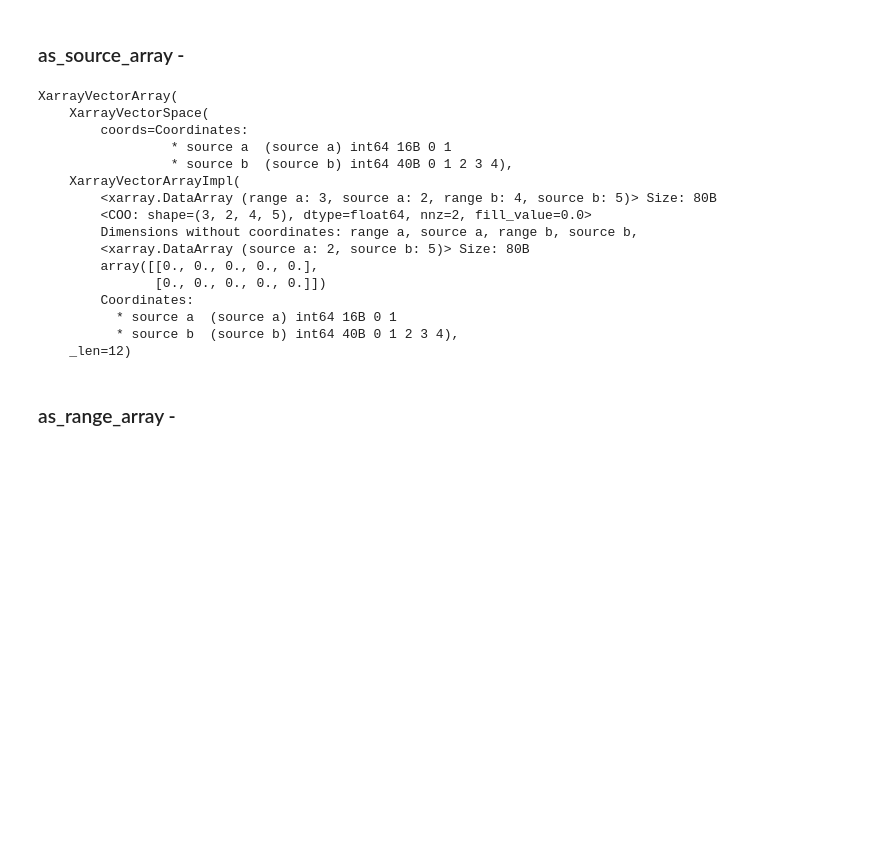
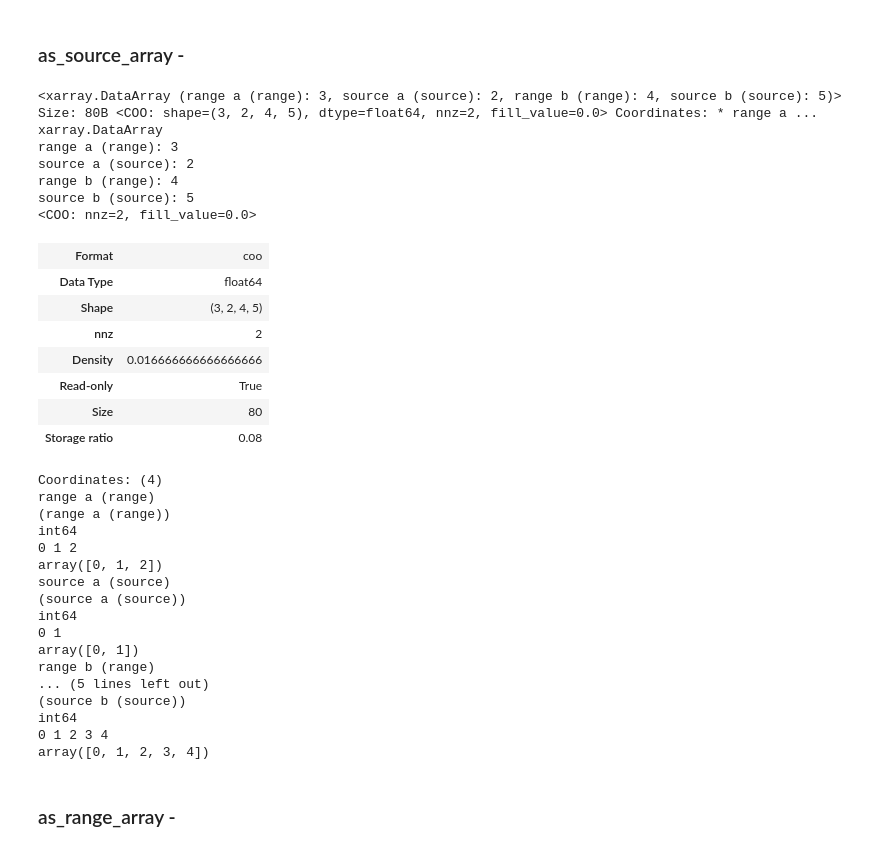
Before and after one commit to simonkeys/pylgs, a Jupyter notebook: nbs/api/pymor/operators.ipynb, the cells around one changed output. Drawn from its saved outputs; the diff is of its cells as text; code cells hidden in the pictures; blank space fills up the shorter version.

```diff
--- a/nbs/api/pymor/operators.ipynb
+++ b/nbs/api/pymor/operators.ipynb
@@ -1721,25 +2047,43 @@ test_array('operators', 'to_matrix_ProductOperator_1', _.todense())
+# %%
+contract(self.assemble(mu)).matrix
+# %% [output]
+<xarray.DataArray (range a (range): 3, source a (source): 2, range b (range): 4, source b (source): 5)> Size: 80B <COO: shape=(3, 2, 4, 5), dtype=float64, nnz=2, fill_value=0.0> Coordinates: * range a ...
+xarray.DataArray
+range a (range): 3
+source a (source): 2
+range b (range): 4
+source b (source): 5
+<COO: nnz=2, fill_value=0.0>
+| Format | coo |
+| Data Type | float64 |
+| Shape | (3, 2, 4, 5) |
+| nnz | 2 |
+| Density | 0.016666666666666666 |
+| Read-only | True |
+| Size | 80 |
+| Storage ratio | 0.08 |
+Coordinates: (4)
+range a (range)
+(range a (range))
+int64
+0 1 2
+array([0, 1, 2])
+source a (source)
+(source a (source))
+int64
+0 1
+array([0, 1])
+range b (range)
+... (5 lines left out)
+(source b (source))
+int64
+0 1 2 3 4
+array([0, 1, 2, 3, 4])
 # %%
 #| export
 @patch
 def as_source_array(self:ProductOperator, mu=None):
     return contract(self.assemble(mu)).as_source_array()
 # %%
-op.as_source_array(mu)
+# op.as_source_array(mu)
-# %% [output]
-XarrayVectorArray(
-    XarrayVectorSpace(
-        coords=Coordinates:
-                 * source a  (source a) int64 16B 0 1
-                 * source b  (source b) int64 40B 0 1 2 3 4),
-    XarrayVectorArrayImpl(
-        <xarray.DataArray (range a: 3, source a: 2, range b: 4, source b: 5)> Size: 80B
-        <COO: shape=(3, 2, 4, 5), dtype=float64, nnz=2, fill_value=0.0>
-        Dimensions without coordinates: range a, source a, range b, source b,
-        <xarray.DataArray (source a: 2, source b: 5)> Size: 80B
-        array([[0., 0., 0., 0., 0.],
-               [0., 0., 0., 0., 0.]])
-        Coordinates:
-          * source a  (source a) int64 16B 0 1
-          * source b  (source b) int64 40B 0 1 2 3 4),
-    _len=12)
 # %%
```
Also changed, not shown: parts of 120 cells of this notebook, 14 other files.
